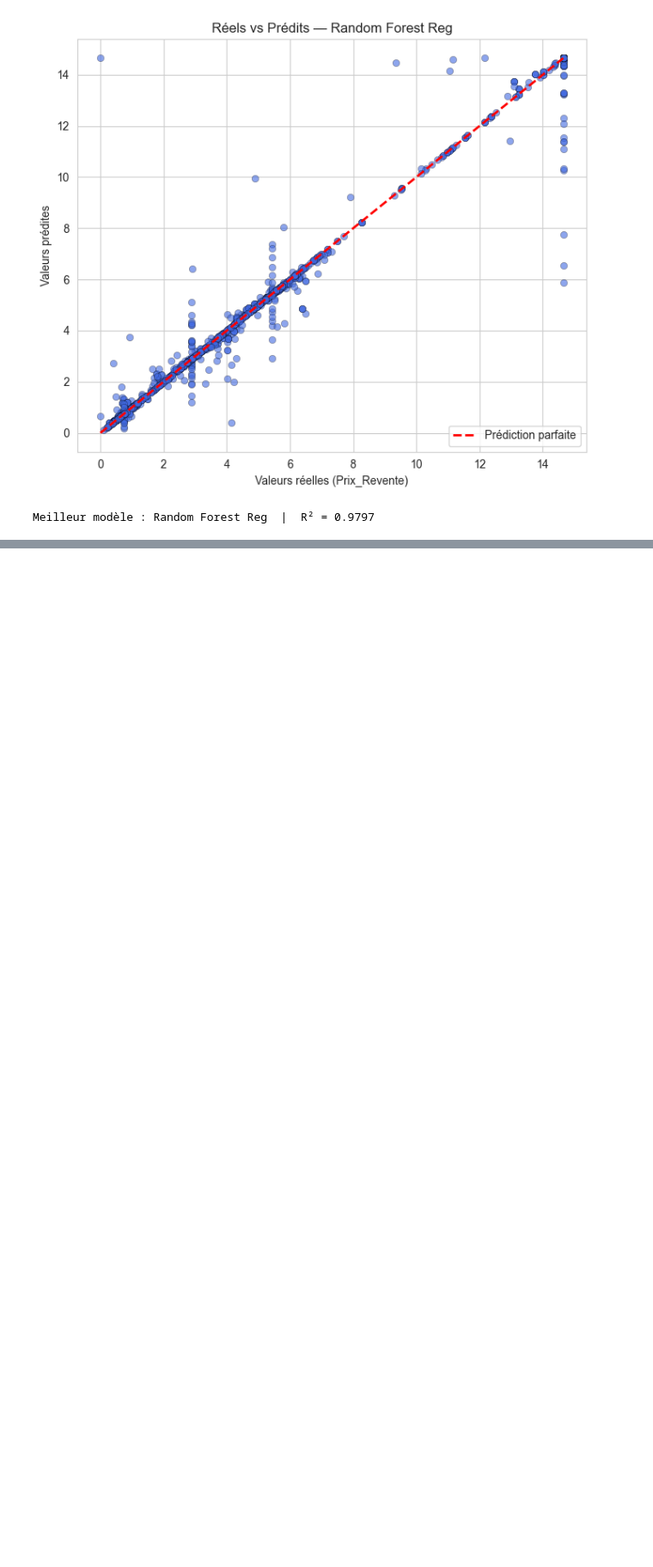
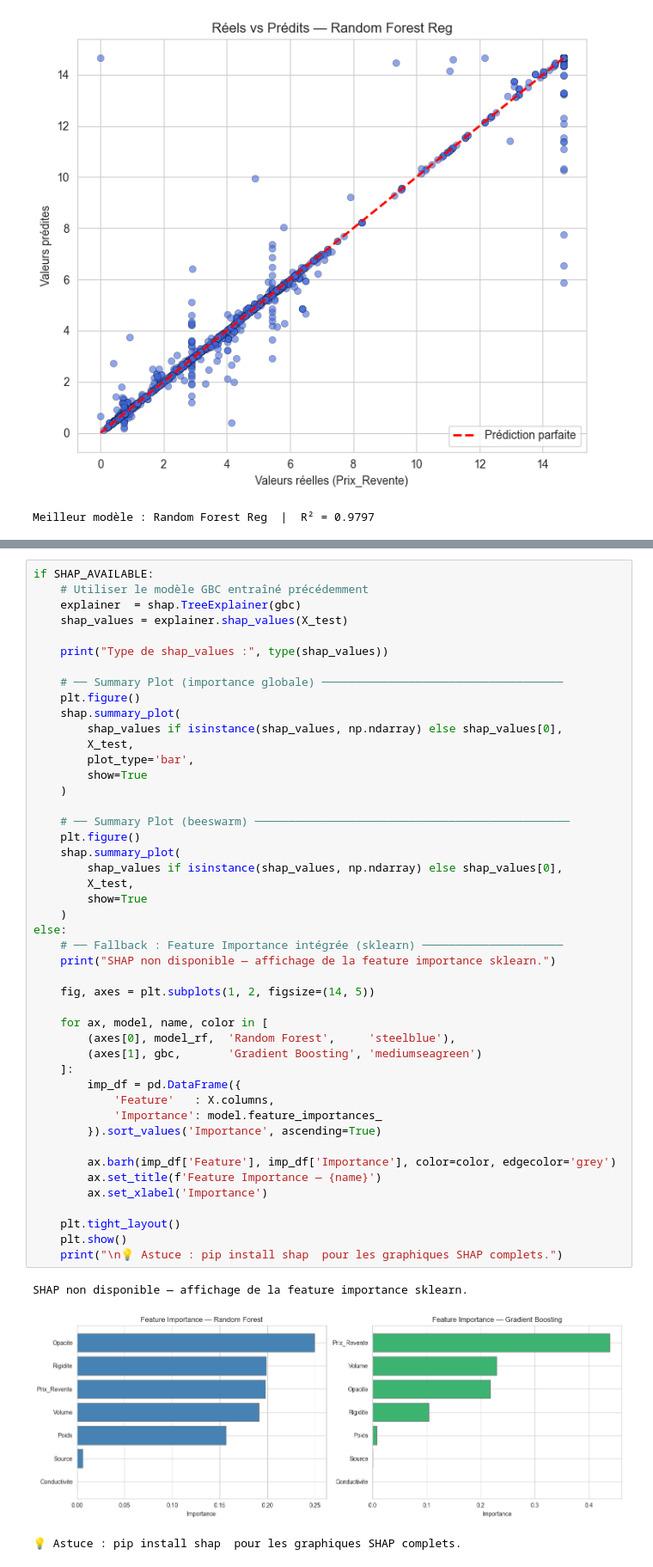
Before and after one commit to baccarifarah/eco-smart-classifier, a Jupyter notebook: src/modeling/regression.ipynb, the cells around one changed output, grey strips where cells are left out. Shown at 86% size. Cells and saved outputs as stored; diff of their text form; blank space fills up the shorter version.

Commit message:
Modeling: regression du prix de revente

```diff
--- a/src/modeling/regression.ipynb
+++ b/src/modeling/regression.ipynb
@@ -223,0 +233,50 @@ Meilleur modèle : Random Forest Reg  |  R² = 0.9797
+# %%
+if SHAP_AVAILABLE:
+    # Utiliser le modèle GBC entraîné précédemment
+    explainer  = shap.TreeExplainer(gbc)
+    shap_values = explainer.shap_values(X_test)
+
+    print("Type de shap_values :", type(shap_values))
+
+    # ── Summary Plot (importance globale) ────────────────────────────────────
+    plt.figure()
+    shap.summary_plot(
+        shap_values if isinstance(shap_values, np.ndarray) else shap_values[0],
+        X_test,
+        plot_type='bar',
+        show=True
+    )
+
+    # ── Summary Plot (beeswarm) ───────────────────────────────────────────────
+    plt.figure()
+    shap.summary_plot(
+        shap_values if isinstance(shap_values, np.ndarray) else shap_values[0],
+        X_test,
+        show=True
+    )
+else:
+    # ── Fallback : Feature Importance intégrée (sklearn) ─────────────────────
+    print("SHAP non disponible — affichage de la feature importance sklearn.")
+
+    fig, axes = plt.subplots(1, 2, figsize=(14, 5))
+
+    for ax, model, name, color in [
+        (axes[0], model_rf,  'Random Forest',     'steelblue'),
+        (axes[1], gbc,       'Gradient Boosting', 'mediumseagreen')
+    ]:
+        imp_df = pd.DataFrame({
+            'Feature'   : X.columns,
+            'Importance': model.feature_importances_
+        }).sort_values('Importance', ascending=True)
+
+        ax.barh(imp_df['Feature'], imp_df['Importance'], color=color, edgecolor='grey')
+        ax.set_title(f'Feature Importance — {name}')
+        ax.set_xlabel('Importance')
+
+    plt.tight_layout()
+    plt.show()
+    print("\n💡 Astuce : pip install shap  pour les graphiques SHAP complets.")
+# %% [output]
+SHAP non disponible — affichage de la feature importance sklearn.
+[figure, added]
+💡 Astuce : pip install shap  pour les graphiques SHAP complets.
```
Also changed, not shown: parts of 11 cells of this notebook.
